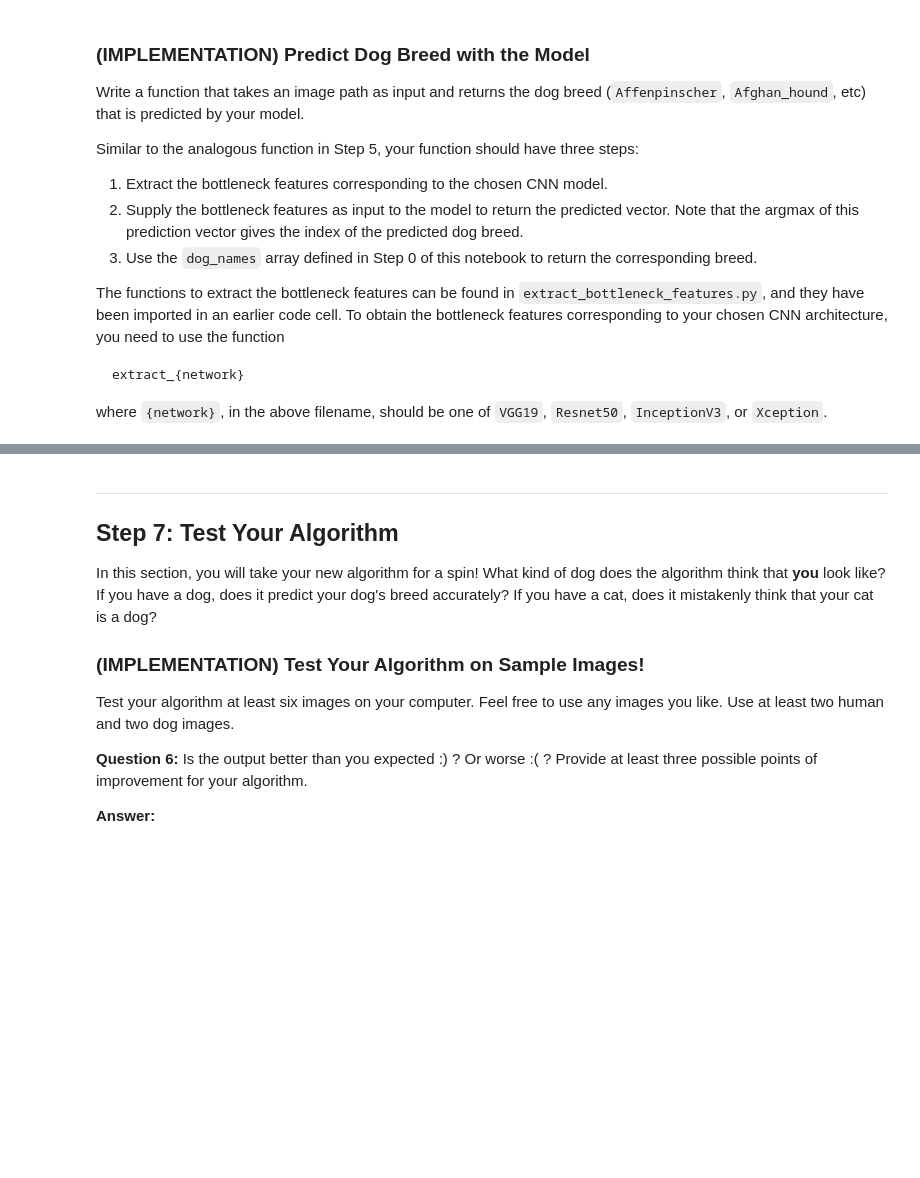
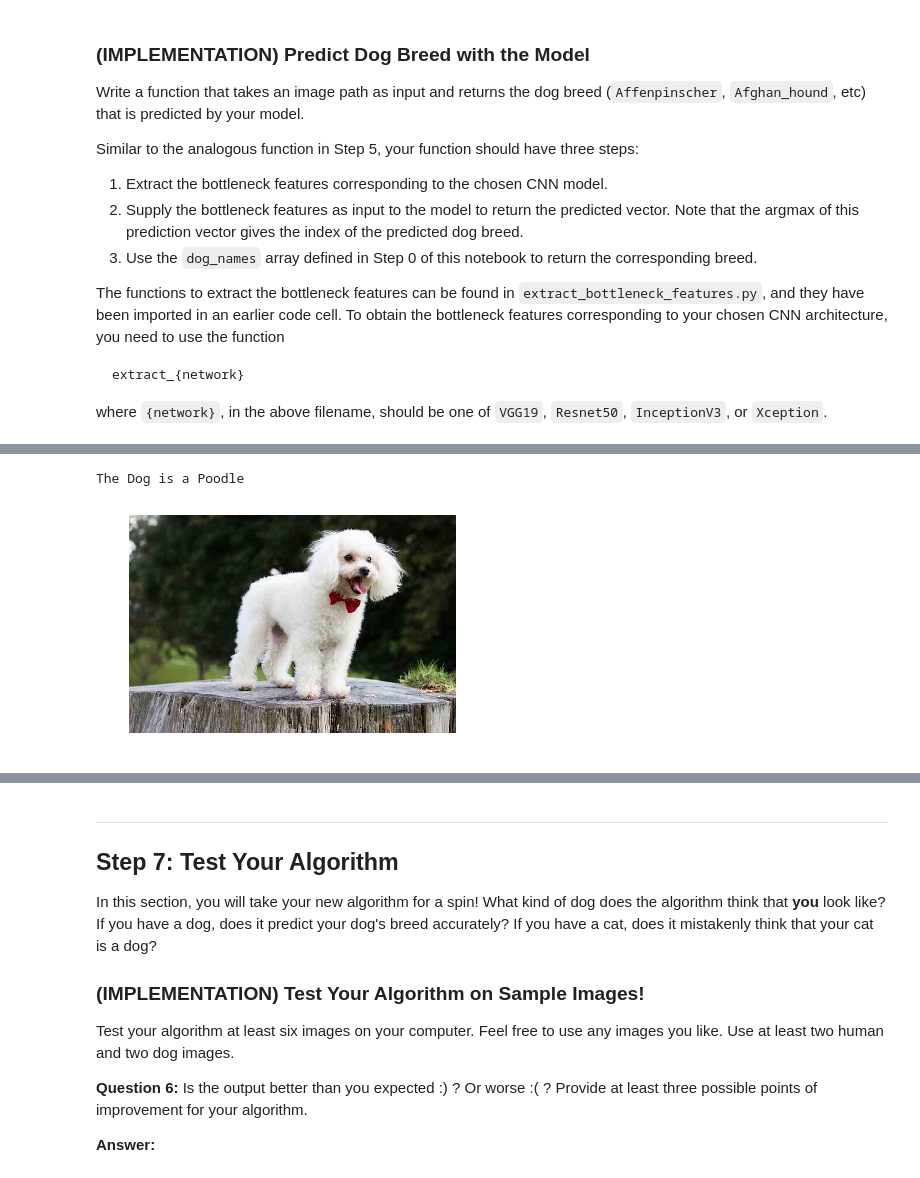
Before and after one commit to leojavier/dog-breed-udacity, a Jupyter notebook: dog_app.ipynb, the cells around one changed output, grey strips where cells are left out. Saved outputs shown, nothing was run; the diff lists cells and outputs as text; code cells hidden in the pictures; blank space fills up the shorter version.

Commit message:
adding remote capabilities to test external images

```diff
--- a/dog_app.ipynb
+++ b/dog_app.ipynb
@@ -699,6 +696,16 @@ where `{network}`, in the above filename, should be one of `VGG19`, `Resnet50`,
 # %%
 ### TODO: Write a function that takes a path to an image as input
 from extract_bottleneck_features import *
+from PIL import Image
+import requests
+from io import BytesIO
+
+def predict_remote_img(url):
+    response = requests.get(url)
+    img = Image.open(BytesIO(response.content))
+    filename = img.filename
+    img.save('images/myphoto.jpg', 'JPEG')
+    predict_bredd('images/myphoto.jpg')
 
 def predict_bredd(image):
     bottleneck_feature = extract_Resnet50(path_to_tensor(image))
@@ -732,3 +739,8 @@ Some sample output for our algorithm is provided below, but feel free to design
 
 
 ### (IMPLEMENTATION) Write your Algorithm
+# %%
+predict_remote_img('https://www.smalldogplace.com/images/xpoodle-on-a-log.jpg.pagespeed.ic.kPh-_Li1ye.jpg')
+# %% [output]
+The Dog is a Poodle
+[figure, added]
```
Also changed, not shown: parts of 19 cells of this notebook, 3 other files.
